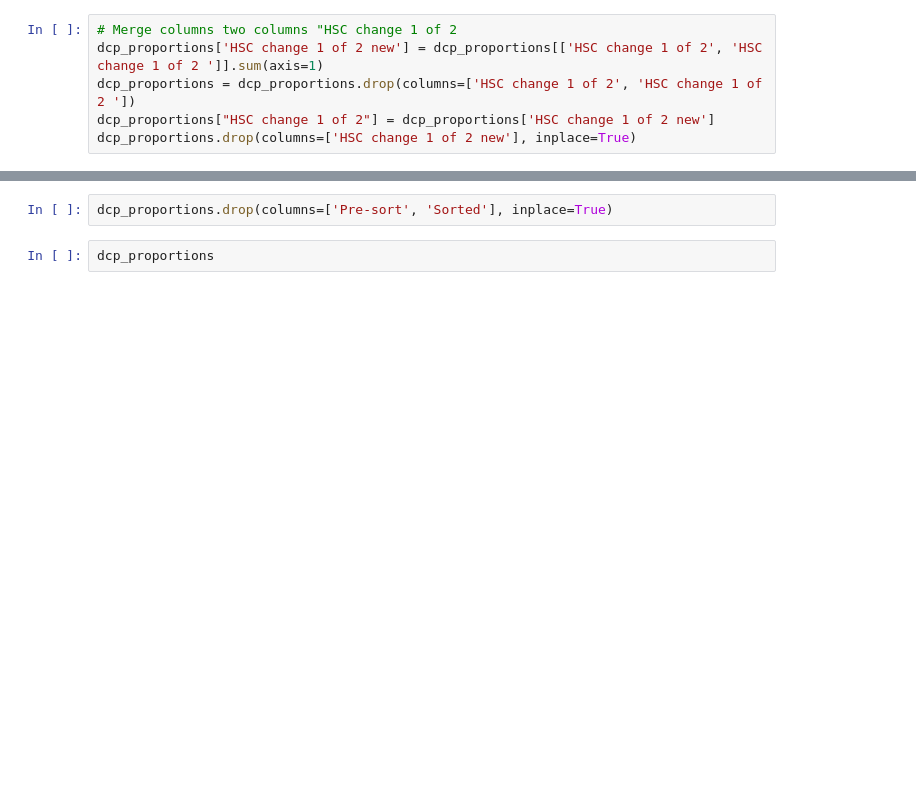
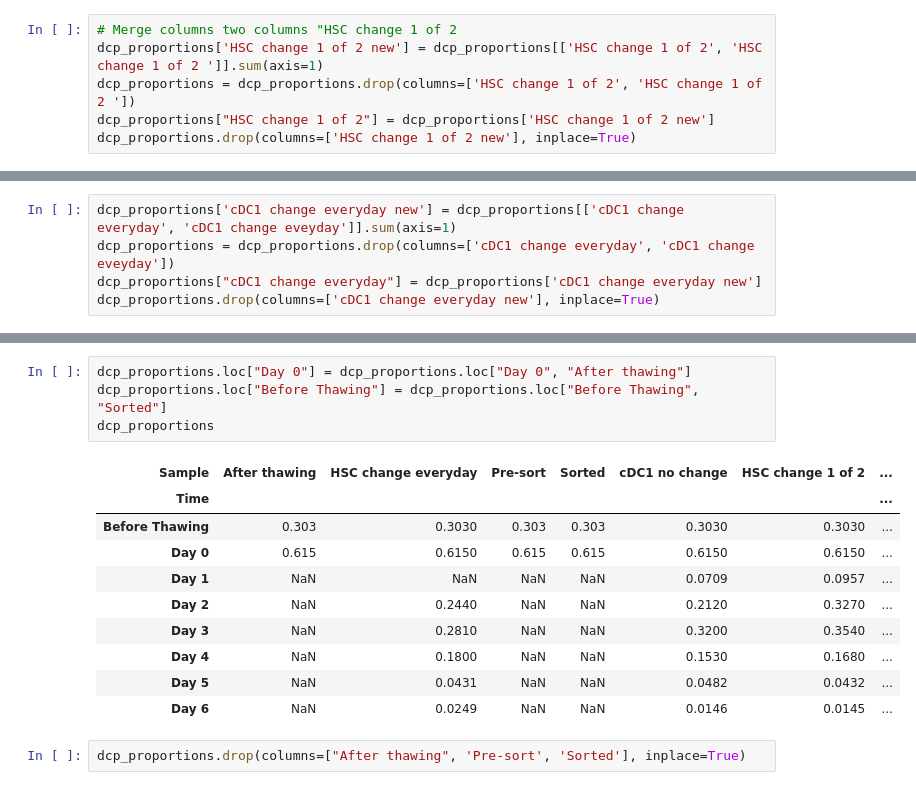
Before and after one commit to AlexiaGiroud/ThawingDCPs, a Jupyter notebook: graphs.ipynb, the cells around one changed output, grey strips where cells are left out. Saved outputs shown, nothing was run; the diff lists cells and outputs as text; blank space fills up the shorter version.

Commit message:
Structured Notebook & Visualisation. There is a mistake in the proportions

```diff
--- a/graphs.ipynb
+++ b/graphs.ipynb
@@ -105,3 +116,8 @@ dcp_proportions
+# %%
+dcp_proportions['cDC1 change everyday new'] = dcp_proportions[['cDC1 change everyday', 'cDC1 change eveyday']].sum(axis=1)
+dcp_proportions = dcp_proportions.drop(columns=['cDC1 change everyday', 'cDC1 change eveyday'])
+dcp_proportions["cDC1 change everyday"] = dcp_proportions['cDC1 change everyday new']
+dcp_proportions.drop(columns=['cDC1 change everyday new'], inplace=True)
 # %%
 df_before_thawing = df[df["Time"] == "Before Thawing"]
 df_day0 = df[df["Time"] == "Day 0"]
@@ -127,4 +149,17 @@ plt.show()
+# %%
+dcp_proportions.loc["Day 0"] = dcp_proportions.loc["Day 0", "After thawing"]
+dcp_proportions.loc["Before Thawing"] = dcp_proportions.loc["Before Thawing", "Sorted"]
+dcp_proportions
+# %% [output]
+| Sample | After thawing | HSC change everyday | Pre-sort | Sorted | cDC1 no change | HSC change 1 of 2 | ... |
+| Time |  |  |  |  |  |  | ... |
+| Before Thawing | 0.303 | 0.3030 | 0.303 | 0.303 | 0.3030 | 0.3030 | ... |
+| Day 0 | 0.615 | 0.6150 | 0.615 | 0.615 | 0.6150 | 0.6150 | ... |
+| Day 1 | NaN | NaN | NaN | NaN | 0.0709 | 0.0957 | ... |
+| Day 2 | NaN | 0.2440 | NaN | NaN | 0.2120 | 0.3270 | ... |
+| Day 3 | NaN | 0.2810 | NaN | NaN | 0.3200 | 0.3540 | ... |
+| Day 4 | NaN | 0.1800 | NaN | NaN | 0.1530 | 0.1680 | ... |
+| Day 5 | NaN | 0.0431 | NaN | NaN | 0.0482 | 0.0432 | ... |
+| Day 6 | NaN | 0.0249 | NaN | NaN | 0.0146 | 0.0145 | ... |
 # %%
-dcp_proportions.drop(columns=['Pre-sort', 'Sorted'], inplace=True)
+dcp_proportions.drop(columns=["After thawing", 'Pre-sort', 'Sorted'], inplace=True)
-# %%
-dcp_proportions
```
Also changed, not shown: parts of 20 cells of this notebook, 1 other file.
